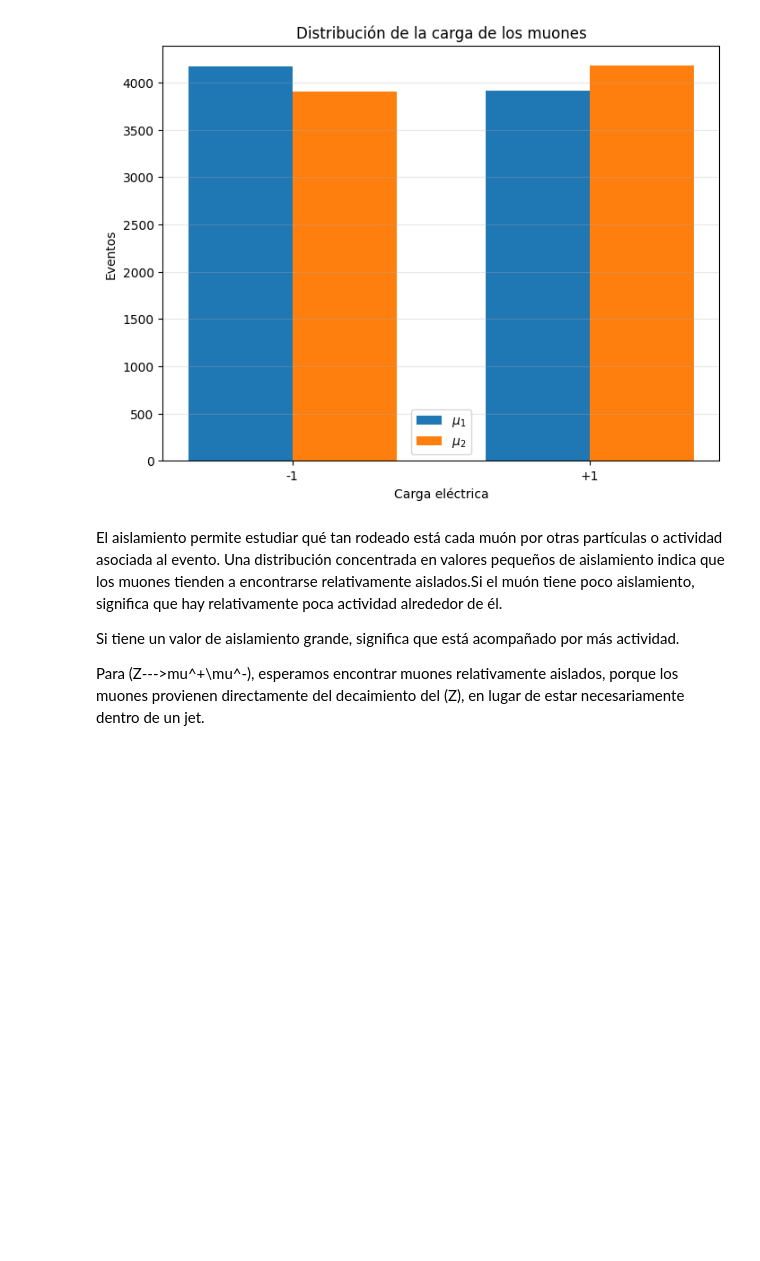
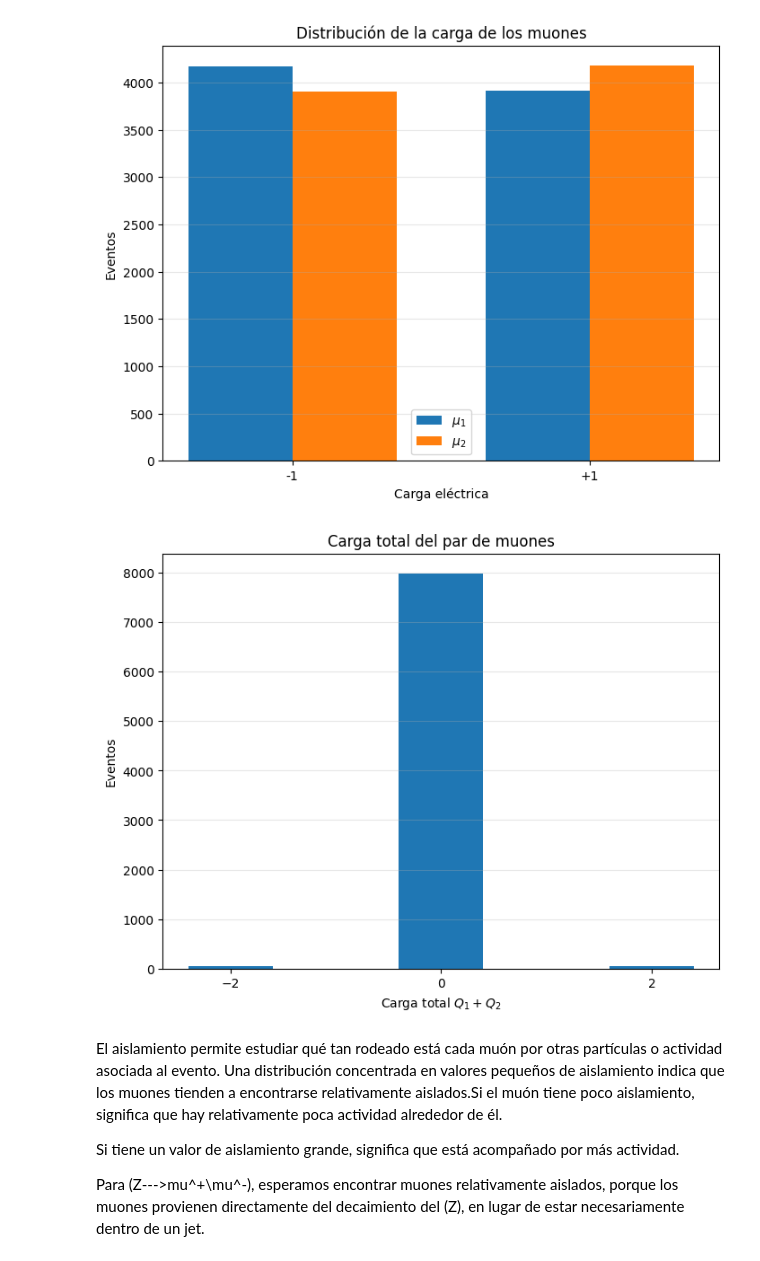
Before and after one commit to YatzyOmg/Particle-Physics, a Jupyter notebook: Reconstrucción_de_la_masa_invariante_de_un_par_de_muones.ipynb, the cells around one changed output. Drawn from its saved outputs; the diff is of its cells as text; code cells hidden in the pictures; blank space fills up the shorter version.

```diff
--- a/Reconstrucción_de_la_masa_invariante_de_un_par_de_muones.ipynb
+++ b/Reconstrucción_de_la_masa_invariante_de_un_par_de_muones.ipynb
@@ -236,6 +236,27 @@ plt.grid(axis="y", alpha=0.3)
 plt.show()
 # %% [output]
 [figure]
+# %%
+# Carga total del par de muones
+df_sel["Q_total"] = df_sel["Q1"] + df_sel["Q2"]
+
+plt.figure(figsize=(8,6))
+
+plt.hist(
+    df_sel["Q_total"],
+    bins=np.arange(-2.5, 3, 1),
+    rwidth=0.8
+)
+
+plt.xticks([-2, 0, 2])
+plt.xlabel(r"Carga total $Q_1 + Q_2$")
+plt.ylabel("Eventos")
+plt.title("Carga total del par de muones")
+plt.grid(axis="y", alpha=0.3)
+
+plt.show()
+# %% [output]
+[figure, added]
 # %% [markdown]
 El aislamiento permite estudiar qué tan rodeado está cada muón por otras partículas o actividad asociada al evento. Una distribución concentrada en valores pequeños de aislamiento indica que los muones tienden a encontrarse relativamente aislados.Si el muón tiene poco aislamiento, significa que hay relativamente poca actividad alrededor de él.
 
```
Also changed, not shown: parts of 5 cells of this notebook.
